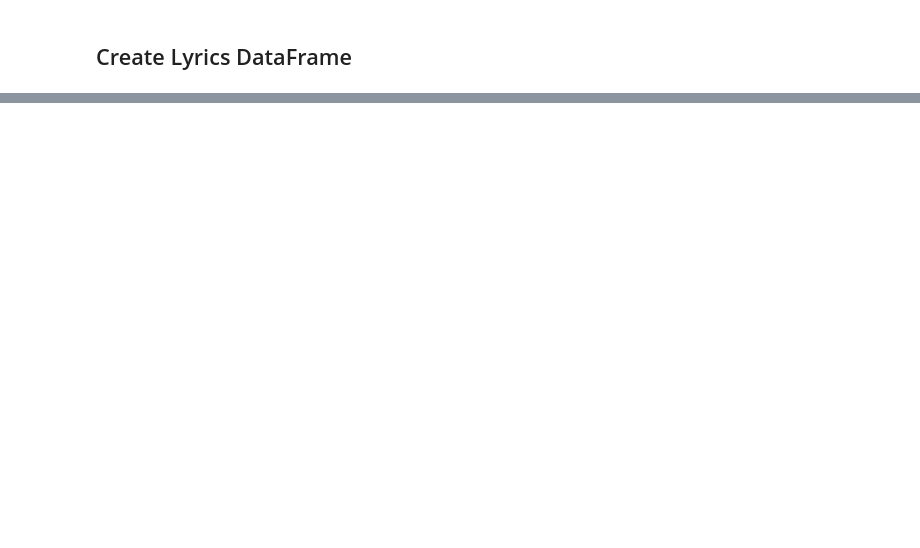
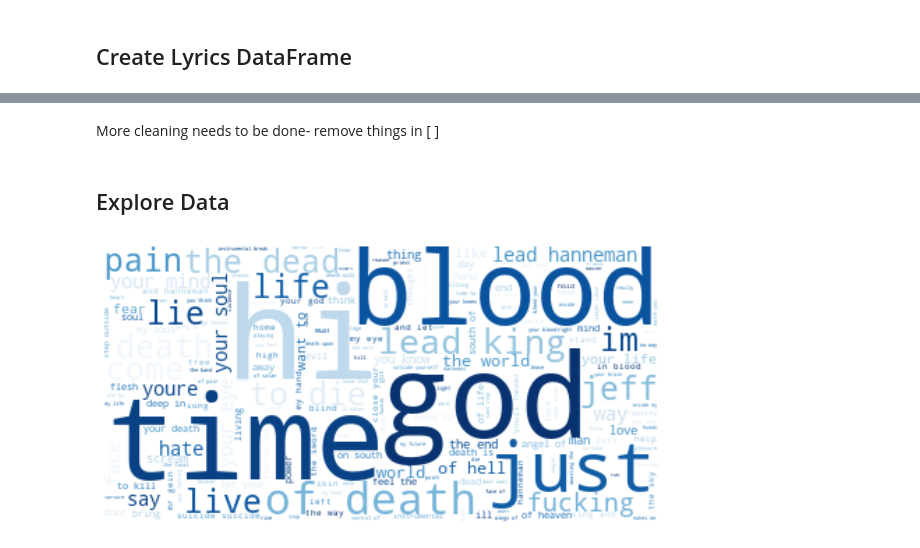
Before and after one commit to stasianik/music-machine, a Jupyter notebook: exploratory_analysis/Lyrics_Explorer.ipynb, the cells around one changed output, grey strips where cells are left out. Drawn from its saved outputs; the diff is of its cells as text; code cells hidden in the pictures; blank space fills up the shorter version.

```diff
--- a/exploratory_analysis/Lyrics_Explorer.ipynb
+++ b/exploratory_analysis/Lyrics_Explorer.ipynb
@@ -45,0 +62,17 @@ df.head()
+# %%
+df["lyrics"] = (
+    df["lyrics"]
+    .apply(lambda x: x.lower())
+    .apply(lambda x: x.replace("\\", " "))
+    .apply(lambda x: x.replace("\\n", " "))
+    .apply(lambda x: x.replace("\n", " "))
+    .apply(lambda x: x.replace("'", ""))
+    .apply(lambda x: x.replace("verse", " "))
+    .apply(lambda x: x.replace("chorus", " "))
+    .apply(lambda x: x.replace("bridge", " "))
+    .apply(lambda x: x.replace("outro", " "))
+    .apply(lambda x: x.replace("intro", " "))
+    .apply(lambda x: x.replace("pre", " "))
+
+)
+df.head()
@@ -45,0 +86,29 @@ df.head()
+# %% [markdown]
+More cleaning needs to be done- remove things in [ ]
+# %% [markdown]
+
+
+## Explore Data
+# %%
+# Define default stopwords list
+stoplist = ENGLISH_STOP_WORDS
+# %%
+def show_wordcloud(text):
+    # Create and generate a word cloud image:
+    wordcloud = WordCloud(stopwords=stoplist, background_color="white", colormap="Blues").generate(text)
+
+    # Display the generated image:
+    fig = plt.figure(figsize=(10,10))
+    plt.imshow(wordcloud, interpolation='bilinear')
+    #plt.title(f'Word Cloud for Bjork', fontsize=20)
+    plt.axis("off")
+    plt.show()
+# %%
+def get_wordcloud(df):
+    # Get all texts and generate a cloud
+    text = " ".join(review for review in df.lyrics)
+    show_wordcloud(text)
+# %%
+get_wordcloud(df)
+# %% [output]
+[figure, added]
```
Also changed, not shown: parts of 10 cells of this notebook, 3 other files.
